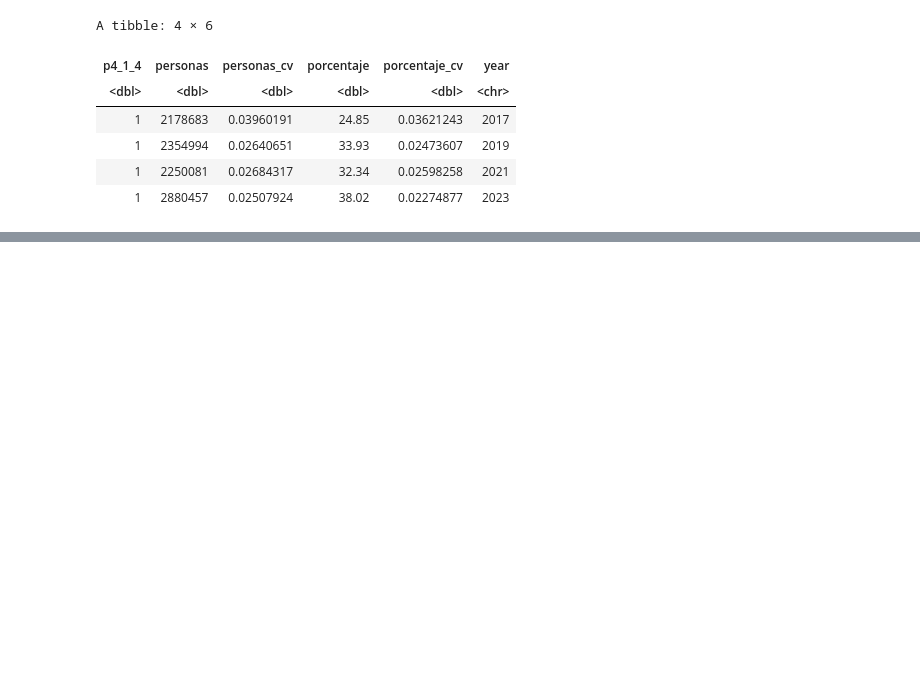
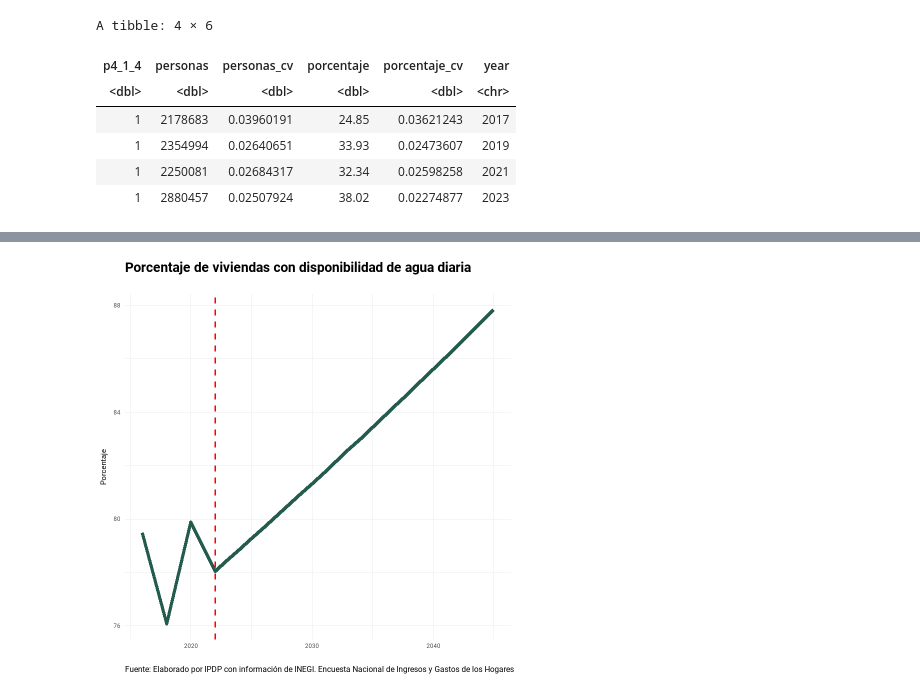
Before and after one commit to cpyp-ipdp/pgd_cdmx, a Jupyter notebook: indicadores/agua/indicadores_agua_pgd.ipynb, the cells around one changed output, grey strips where cells are left out. Drawn from its saved outputs; the diff is of its cells as text; code cells hidden in the pictures; blank space fills up the shorter version.

```diff
--- a/indicadores/agua/indicadores_agua_pgd.ipynb
+++ b/indicadores/agua/indicadores_agua_pgd.ipynb
@@ -22,6 +24,7 @@ segunda_parte<-"microdatos/enigh"
 fin<-"_ns_viviendas_csv.zip"
 # %%
 years<-c("2020", "2022")
+years<-c("2016", "2018", "2020", "2022")
 # %%
 # Descargar los archivos, descomprimirlos y renombrarlos
 for (i in 1:length(years)) {
@@ -287,0 +363,15 @@ A tibble: 4 × 6
+# %%
+estimacion <- function(tabla, year1, year2,diferencia,variable) {
+  # Calculate TCMA (tasa de crecimiento anual compuesta)
+  tcma <- ((tabla[[variable]][tabla$year == year2] / tabla[[variable]][tabla$year == year1])^(1/(diferencia)) - 1)
+
+  # Create a dataframe for the years from year2 + 1 to 2045
+  extendido <- data.frame(year = (year2 + 1):2045)
+
+  # Calculate the new variable for each year starting from year2 + 1
+  extendido[[variable]] <- tabla[[variable]][tabla$year == year2] * cumprod(rep(1 + tcma, length((year2 + 1):2045)))
+
+
+
+  return(extendido)
+}
@@ -287,0 +388,3 @@ A tibble: 4 × 6
+# %%
+est_dotac<-estimacion(tabla_dotac_agua,2018,2022,5,"porcentaje")
+est_dotac
@@ -287,0 +411,24 @@ A tibble: 4 × 6
+# %%
+tabla_dotac_agua%>%
+select(year,porcentaje)%>%
+mutate(year=as.numeric(year))%>%
+#Pegar hacia abajo
+bind_rows(est_dotac)%>%
+ggplot(aes(x=year,y=porcentaje))+
+geom_line(color="#235B4E",size=2)+
+  geom_vline(xintercept = 2022, linetype = "dashed", color = "red", size = 1)+
+labs(title="Porcentaje de viviendas con disponibilidad de agua diaria",
+     subtitle="",
+     caption=paste0("Fuente: Elaborado por IPDP con información de INEGI. Encuesta Nacional de Ingresos y Gastos de los Hogares (ENIGH)."),
+        x="",
+        y="Porcentaje")+
+theme_minimal()+
+theme(legend.position="none",
+      text=element_text(family="pop"),
+      plot.title = element_text(size=20,face="bold"),
+      plot.subtitle = element_text(size=15,face="italic"),
+      plot.caption = element_text(size=12,hjust=0))
+
+ggsave("dotacion_agua.png",width=12,height=10,dpi=100, bg="white")
+# %% [output]
+[figure, added]
```
Also changed, not shown: parts of 15 cells of this notebook.
